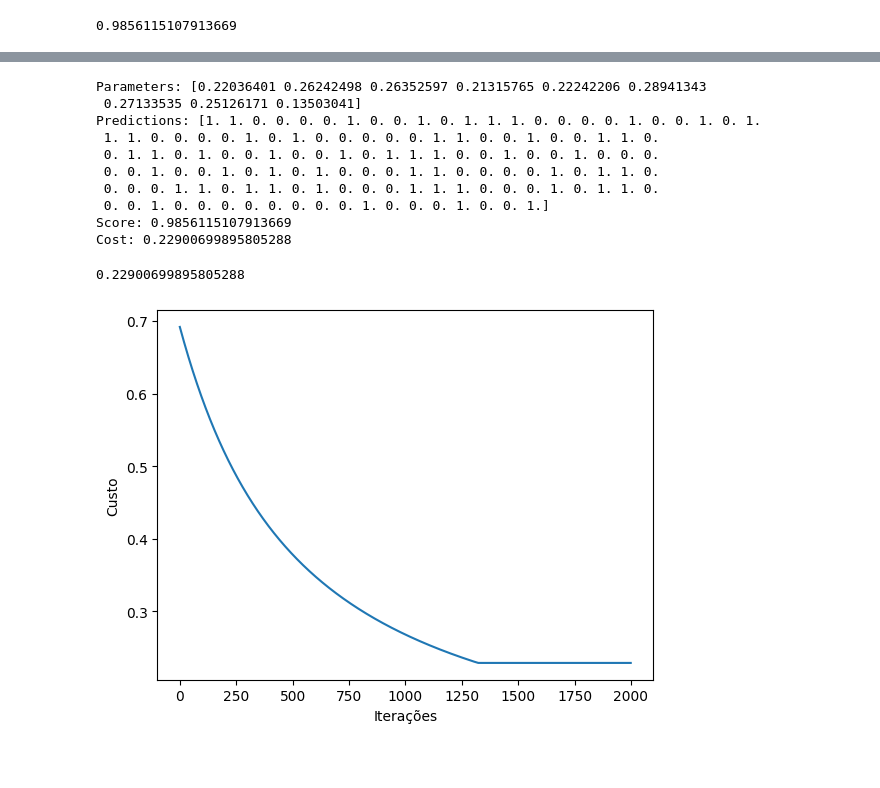
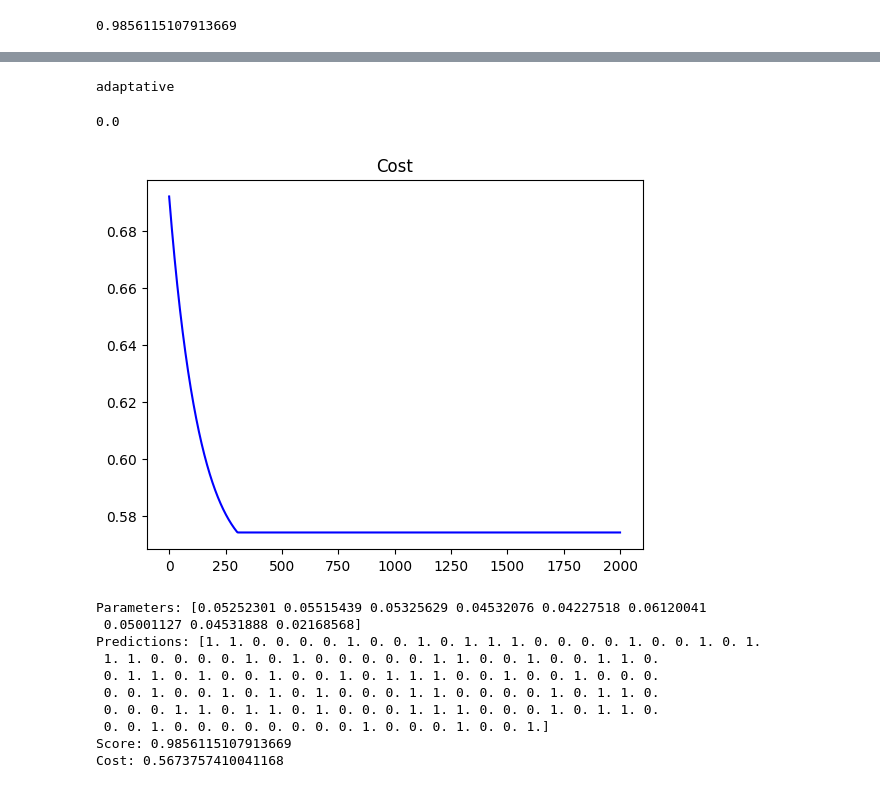
Before and after one commit to anacinacio/si, a Jupyter notebook: scripts/avaliacao5.ipynb, the cells around one changed output, grey strips where cells are left out. Cells and saved outputs as stored; diff of their text form; code cells hidden in the pictures; blank space fills up the shorter version.

```diff
--- a/scripts/avaliacao5.ipynb
+++ b/scripts/avaliacao5.ipynb
@@ -141,9 +186,22 @@ log_reg.plot()
+# %%
+lg = LogisticRegression(max_iter=2000, adaptive=True)
+lg.fit(train_dataset)
+lg.alpha
+# %% [output]
+adaptative
+0.0
+# %%
+plt.plot(list(lg.cost_history.keys()), list(lg.cost_history.values()), '-', color = 'blue')
+plt.title('Cost')
+plt.show()
+# %% [output]
+[figure, added]
 # %%
 breast_bin_train, breast_bin_test = train_test_split(breast_bin)
 
 # fit the model
-model_b = LogisticRegression()
-model_b.fit_new(breast_bin_train)
+model_b = LogisticRegression(max_iter=2000)
+model_b._adaptive_fit(breast_bin_train)
 
 # get coefs
 print(f"Parameters: {model_b.theta}")
@@ -160,8 +218,8 @@ print(f"Score: {score}")
 cost = model_b.cost(breast_bin_test)
 print(f"Cost: {cost}")
 # %% [output]
-Parameters: [0.22036401 0.26242498 0.26352597 0.21315765 0.22242206 0.28941343
- 0.27133535 0.25126171 0.13503041]
+Parameters: [0.05252301 0.05515439 0.05325629 0.04532076 0.04227518 0.06120041
+ 0.05001127 0.04531888 0.02168568]
 Predictions: [1. 1. 0. 0. 0. 0. 1. 0. 0. 1. 0. 1. 1. 1. 0. 0. 0. 0. 1. 0. 0. 1. 0. 1.
  1. 1. 0. 0. 0. 0. 1. 0. 1. 0. 0. 0. 0. 0. 1. 1. 0. 0. 1. 0. 0. 1. 1. 0.
  0. 1. 1. 0. 1. 0. 0. 1. 0. 0. 1. 0. 1. 1. 1. 0. 0. 1. 0. 0. 1. 0. 0. 0.
@@ -169,12 +227,4 @@ Predictions: [1. 1. 0. 0. 0. 0. 1. 0. 0. 1. 0. 1. 1. 1. 0. 0. 0. 0. 1. 0. 0. 1.
  0. 0. 0. 1. 1. 0. 1. 1. 0. 1. 0. 0. 0. 1. 1. 1. 0. 0. 0. 1. 0. 1. 1. 0.
  0. 0. 1. 0. 0. 0. 0. 0. 0. 0. 0. 1. 0. 0. 0. 1. 0. 0. 1.]
 Score: 0.9856115107913669
-Cost: 0.22900699895805288
+Cost: 0.5673757410041168
-# %%
-model_b.cost(breast_bin_test)
-# %% [output]
-0.22900699895805288
-# %%
-model_b.plot()
-# %% [output]
-[figure, removed]
```
Also changed, not shown: parts of 15 cells of this notebook, 2 other files.
